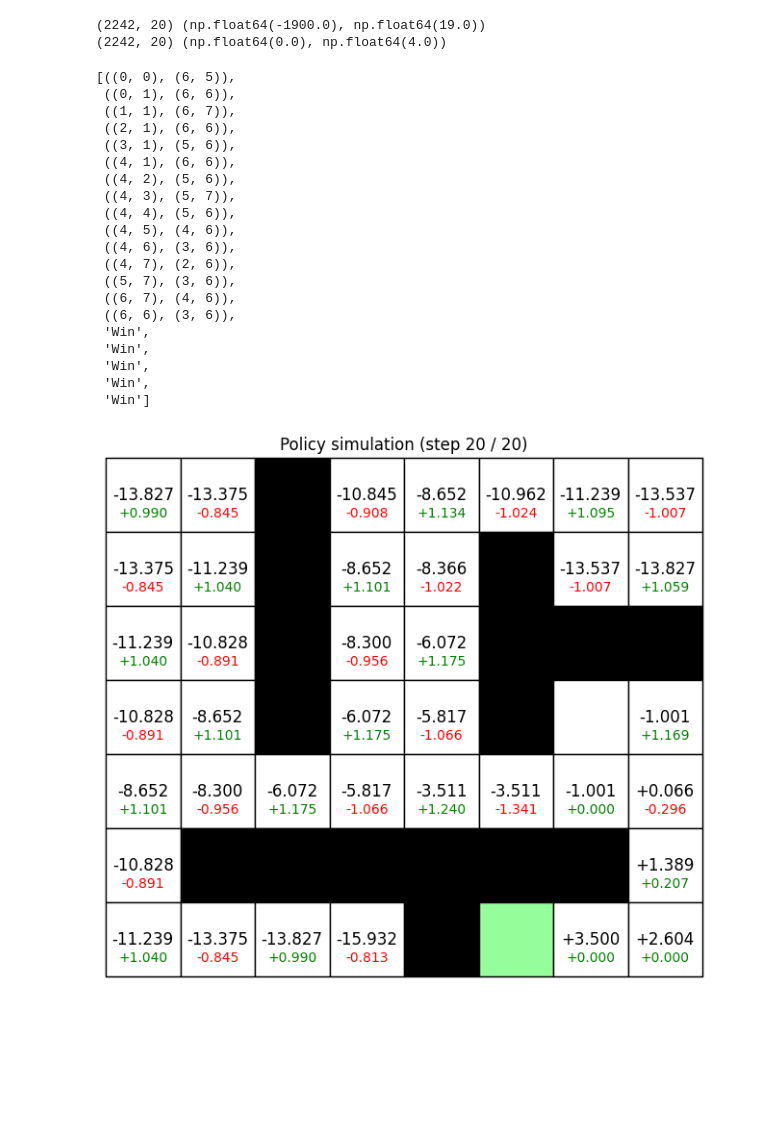
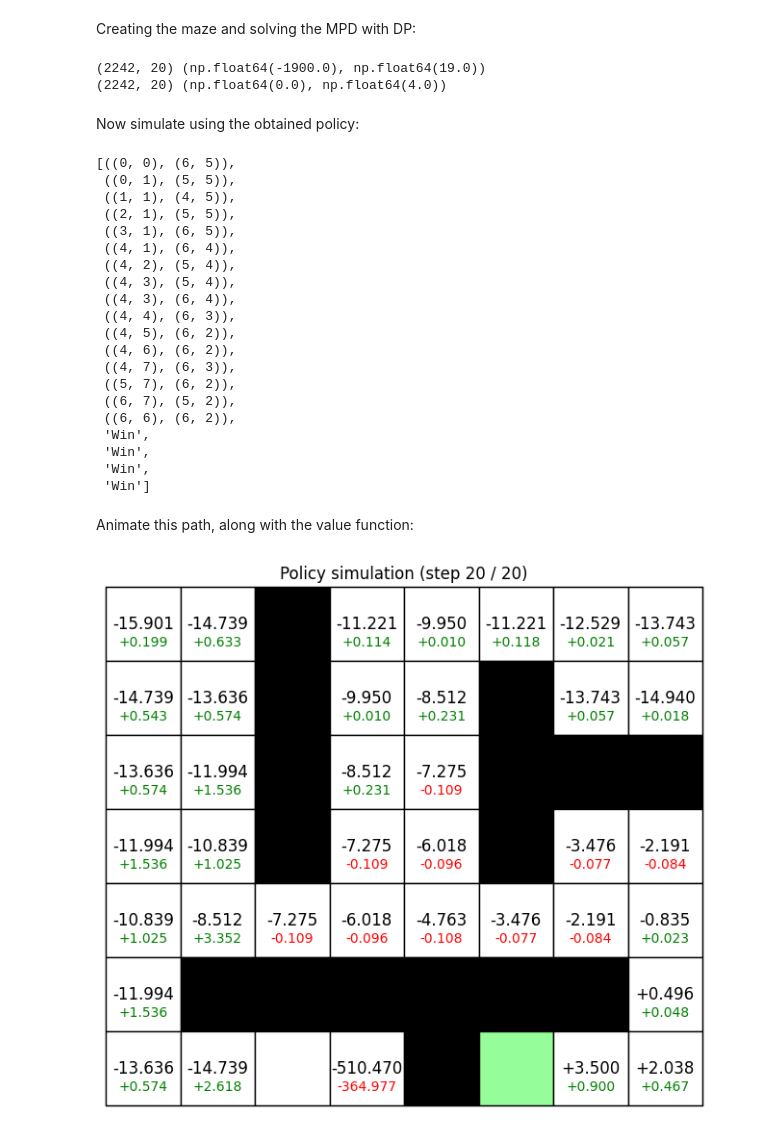
Before and after one commit to seanie5011/EL2805, a Jupyter notebook: Lab1/running.ipynb, the cells around one changed output. Drawn from its saved outputs; the diff is of its cells as text; code cells hidden in the pictures; blank space fills up the shorter version.

Commit message:
Added option for minotaur to be able to stay, probability plot

```diff
--- a/Lab1/running.ipynb
+++ b/Lab1/running.ipynb
@@ -17,5 +21,7 @@ LIGHT_PURPLE = '#E8D0FF'
 # %%
 from maze import Maze, dynamic_programming, value_iteration, animate_solution
+# %% [markdown]
+Creating the maze and solving the MPD with DP:
 # %%
 # Description of the maze as a numpy array
 maze = np.array([
@@ -28,7 +34,7 @@ maze = np.array([
     [0, 0, 0, 0, 1, 2, 0, 0]])
 # With the convention 0 = empty cell, 1 = obstacle, 2 = exit of the Maze
 
-env = Maze(maze) # Create an environment maze
+env = Maze(maze, True) # Create an environment maze
 horizon = 20 # TODO: Finite horizon
 
 # Solve the MDP problem with dynamic programming
@@ -38,6 +44,8 @@ print(policy.shape, (policy.min(), policy.max()))
 # %% [output]
 (2242, 20) (np.float64(-1900.0), np.float64(19.0))
 (2242, 20) (np.float64(0.0), np.float64(4.0))
+# %% [markdown]
+Now simulate using the obtained policy:
 # %%
 # Simulate the shortest path starting from position A
 method = 'DynProg'
@@ -46,26 +54,28 @@ path = env.simulate(start, policy, method)[0]
 path
 # %% [output]
 [((0, 0), (6, 5)),
- ((0, 1), (6, 6)),
- ((1, 1), (6, 7)),
- ((2, 1), (6, 6)),
- ((3, 1), (5, 6)),
- ((4, 1), (6, 6)),
- ((4, 2), (5, 6)),
- ((4, 3), (5, 7)),
- ((4, 4), (5, 6)),
- ((4, 5), (4, 6)),
- ((4, 6), (3, 6)),
- ((4, 7), (2, 6)),
- ((5, 7), (3, 6)),
- ((6, 7), (4, 6)),
- ((6, 6), (3, 6)),
- 'Win',
+ ((0, 1), (5, 5)),
+ ((1, 1), (4, 5)),
+ ((2, 1), (5, 5)),
+ ((3, 1), (6, 5)),
+ ((4, 1), (6, 4)),
+ ((4, 2), (5, 4)),
+ ((4, 3), (5, 4)),
+ ((4, 3), (6, 4)),
+ ((4, 4), (6, 3)),
+ ((4, 5), (6, 2)),
+ ((4, 6), (6, 2)),
+ ((4, 7), (6, 3)),
+ ((5, 7), (6, 2)),
+ ((6, 7), (5, 2)),
+ ((6, 6), (6, 2)),
  'Win',
  'Win',
  'Win',
  'Win']
+# %% [markdown]
+Animate this path, along with the value function:
 # %%
-animate_solution(maze, path, V.T[0], env.map, 'outputs/values_both/', 0.1)
+animate_solution(maze, path, V.T[0], env.map, 'outputs/values_both_minotaurstay/', 1.0)
 # %% [output]
-[figure, old version]
+[figure, new version]
```
Also changed, not shown: parts of 4 cells of this notebook, 1 other file.
